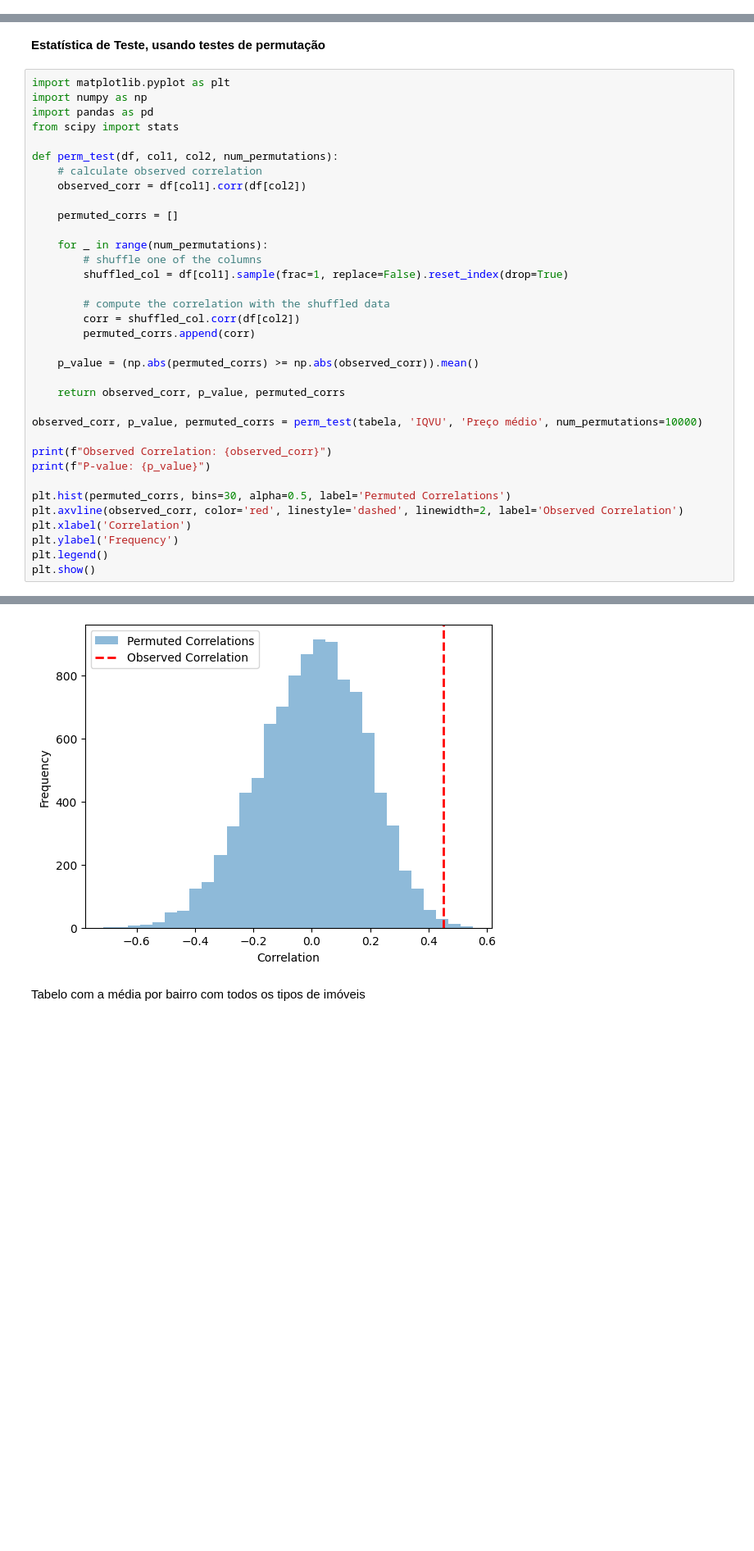
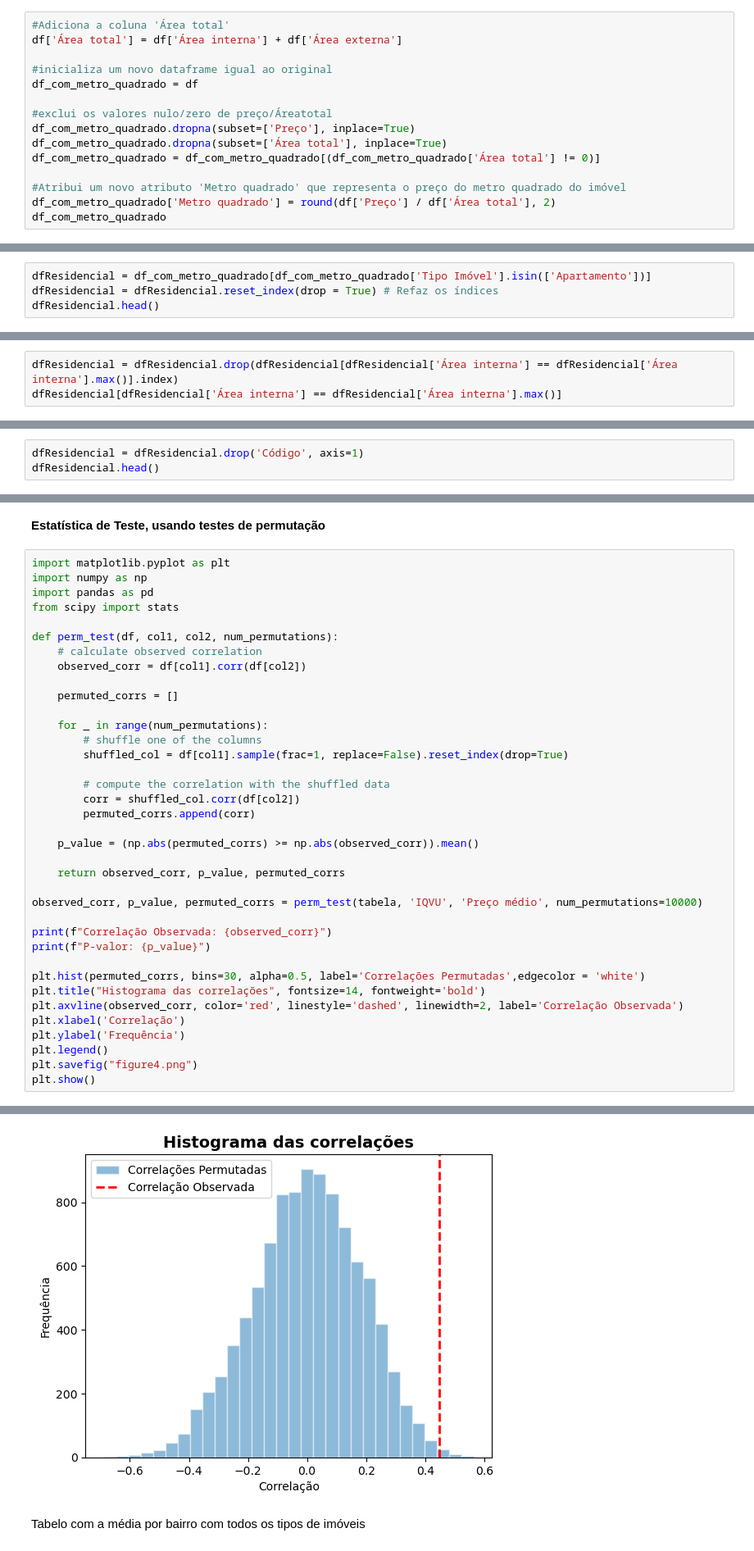
Before and after one commit to arthurlm1234/Estudo-Residencial-BH, a Jupyter notebook: bootstrap.ipynb, the cells around one changed output, grey strips where cells are left out. Shown at 82% size. Saved outputs shown, nothing was run; the diff lists cells and outputs as text; blank space fills up the shorter version.

```diff
--- a/bootstrap.ipynb
+++ b/bootstrap.ipynb
@@ -79,0 +31,15 @@ outliers/total
+# %%
+#Adiciona a coluna 'Área total'
+df['Área total'] = df['Área interna'] + df['Área externa']
+
+#inicializa um novo dataframe igual ao original
+df_com_metro_quadrado = df
+
+#exclui os valores nulo/zero de preço/Áreatotal
+df_com_metro_quadrado.dropna(subset=['Preço'], inplace=True)
+df_com_metro_quadrado.dropna(subset=['Área total'], inplace=True)
+df_com_metro_quadrado = df_com_metro_quadrado[(df_com_metro_quadrado['Área total'] != 0)]
+
+#Atribui um novo atributo 'Metro quadrado' que representa o preço do metro quadrado do imóvel
+df_com_metro_quadrado['Metro quadrado'] = round(df['Preço'] / df['Área total'], 2)
+df_com_metro_quadrado
@@ -79,0 +69,4 @@ outliers/total
+# %%
+dfResidencial = df_com_metro_quadrado[df_com_metro_quadrado['Tipo Imóvel'].isin(['Apartamento'])]
+dfResidencial = dfResidencial.reset_index(drop = True) # Refaz os índices
+dfResidencial.head()
@@ -79,0 +89,3 @@ outliers/total
+# %%
+dfResidencial = dfResidencial.drop(dfResidencial[dfResidencial['Área interna'] == dfResidencial['Área interna'].max()].index)
+dfResidencial[dfResidencial['Área interna'] == dfResidencial['Área interna'].max()]
@@ -79,0 +97,3 @@ outliers/total
+# %%
+dfResidencial = dfResidencial.drop('Código', axis=1)
+dfResidencial.head()
@@ -361,13 +348,15 @@ def perm_test(df, col1, col2, num_permutations):
 
 observed_corr, p_value, permuted_corrs = perm_test(tabela, 'IQVU', 'Preço médio', num_permutations=10000)
 
-print(f"Observed Correlation: {observed_corr}")
-print(f"P-value: {p_value}")
+print(f"Correlação Observada: {observed_corr}")
+print(f"P-valor: {p_value}")
 
-plt.hist(permuted_corrs, bins=30, alpha=0.5, label='Permuted Correlations')
-plt.axvline(observed_corr, color='red', linestyle='dashed', linewidth=2, label='Observed Correlation')
-plt.xlabel('Correlation')
-plt.ylabel('Frequency')
+plt.hist(permuted_corrs, bins=30, alpha=0.5, label='Correlações Permutadas',edgecolor = 'white')
+plt.title("Histograma das correlações", fontsize=14, fontweight='bold')
+plt.axvline(observed_corr, color='red', linestyle='dashed', linewidth=2, label='Correlação Observada')
+plt.xlabel('Correlação')
+plt.ylabel('Frequência')
 plt.legend()
+plt.savefig("figure4.png")
 plt.show()
 # %% [output]
@@ -376,4 +365,4 @@ P-value: 0.0115
-[figure, old version]
+[figure, new version]
 # %% [markdown]
 Tabelo com a média por bairro com todos os tipos de imóveis
 # %%
```
Also changed, not shown: parts of 52 cells of this notebook.
